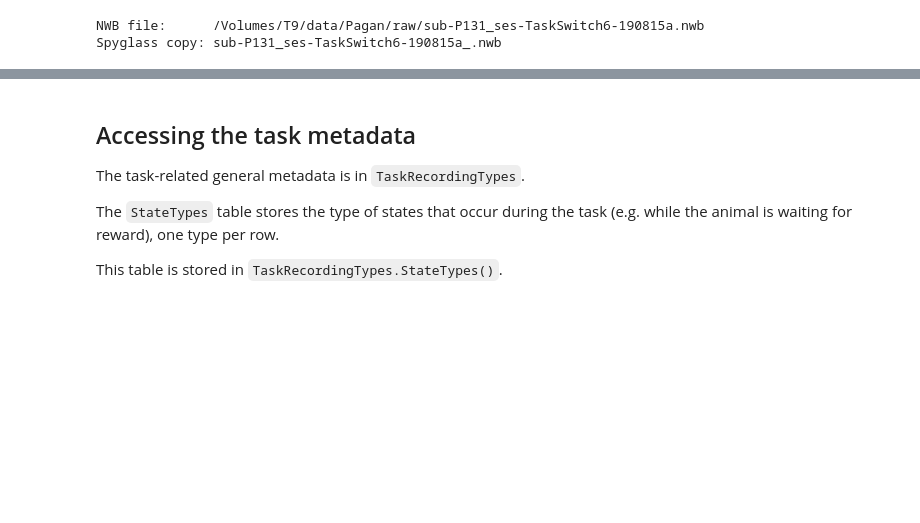
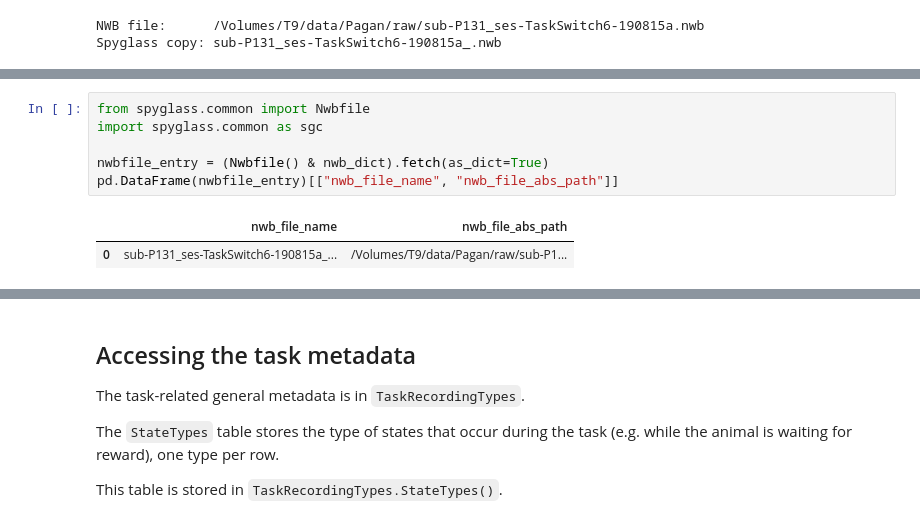
Before and after one commit to catalystneuro/pagan-lab-to-nwb, a Jupyter notebook: src/pagan_lab_to_nwb/tutorials/spyglass_tutorial.ipynb, the cells around one changed output, grey strips where cells are left out. Drawn from its saved outputs; the diff is of its cells as text; blank space fills up the shorter version.

```diff
--- a/src/pagan_lab_to_nwb/tutorials/spyglass_tutorial.ipynb
+++ b/src/pagan_lab_to_nwb/tutorials/spyglass_tutorial.ipynb
@@ -42,0 +53,9 @@ Spyglass copy: sub-P131_ses-TaskSwitch6-190815a_.nwb
+# %%
+from spyglass.common import Nwbfile
+import spyglass.common as sgc
+
+nwbfile_entry = (Nwbfile() & nwb_dict).fetch(as_dict=True)
+pd.DataFrame(nwbfile_entry)[["nwb_file_name", "nwb_file_abs_path"]]
+# %% [output]
+|  | nwb_file_name | nwb_file_abs_path |
+| 0 | sub-P131_ses-TaskSwitch6-190815a_... | /Volumes/T9/data/Pagan/raw/sub-P1... |
```
Also changed, not shown: parts of 13 cells of this notebook.
